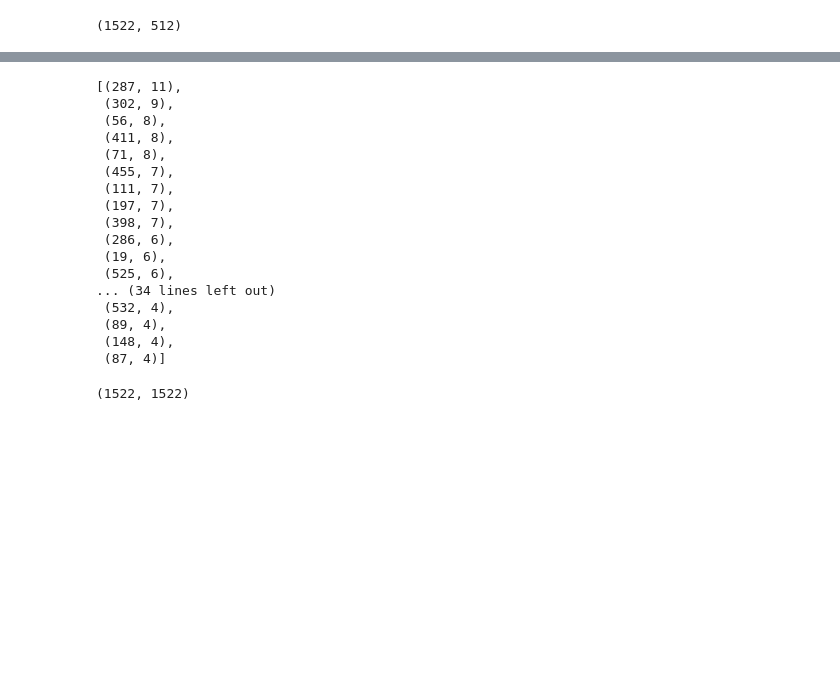
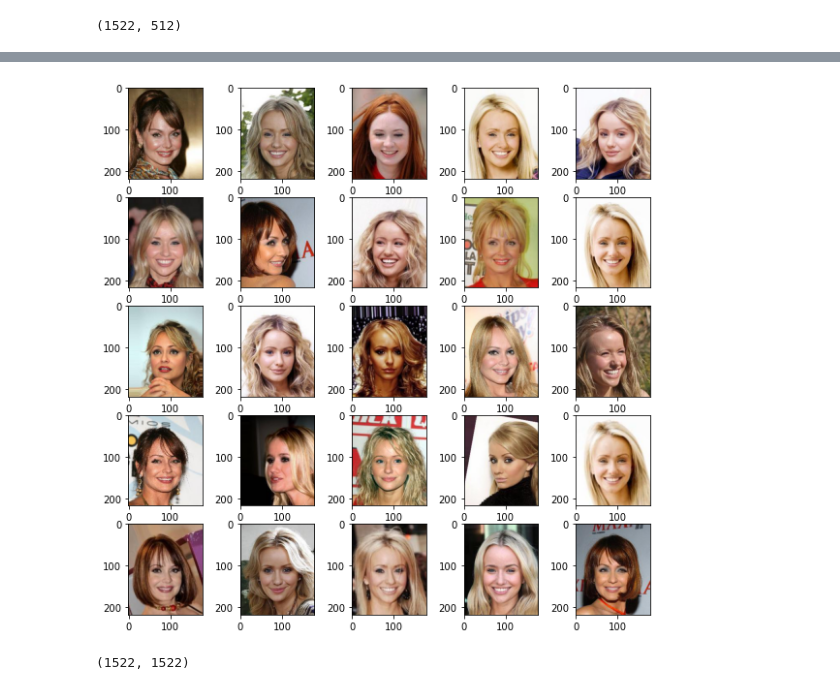
Before and after one commit to RajatRasal/face_clustering_with_vbgmm, a Jupyter notebook: Experiments with VBGMM.ipynb, the cells around one changed output, grey strips where cells are left out. Saved outputs shown, nothing was run; the diff lists cells and outputs as text; code cells hidden in the pictures; blank space fills up the shorter version.

```diff
--- a/Experiments with VBGMM.ipynb
+++ b/Experiments with VBGMM.ipynb
@@ -91,28 +175,10 @@ Initialization converged: True   time lapse 56.91564s    ll 2019861458.51278
+# %%
+draw_people_in_group(73, clusters2, dataset_ids, dataset_by_person, figsize=(10, 10))
+# %% [output]
+[figure, added]
 # %%
 person_id_mappings = {_id: i for i, _id in enumerate(sorted(np.unique(embeddings_ids)))}
 ids_mapped = [person_id_mappings[_id] for _id in embeddings_ids]
-# %%
-from collections import Counter
-
-Counter(clusters).most_common(50)
-# %% [output]
-[(287, 11),
- (302, 9),
- (56, 8),
- (411, 8),
- (71, 8),
- (455, 7),
- (111, 7),
- (197, 7),
- (398, 7),
- (286, 6),
- (19, 6),
- (525, 6),
-... (34 lines left out)
- (532, 4),
- (89, 4),
- (148, 4),
- (87, 4)]
 # %%
 len(clusters), len(ids_mapped)
 # %% [output]
```
Also changed, not shown: parts of 17 cells of this notebook.
